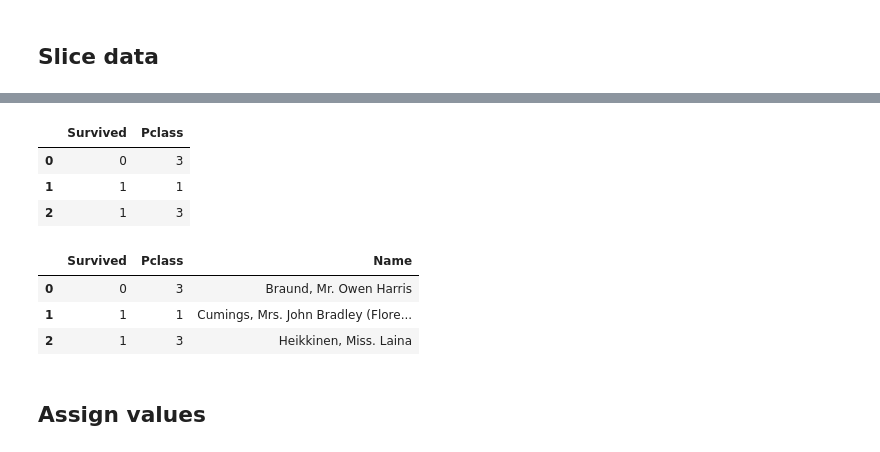
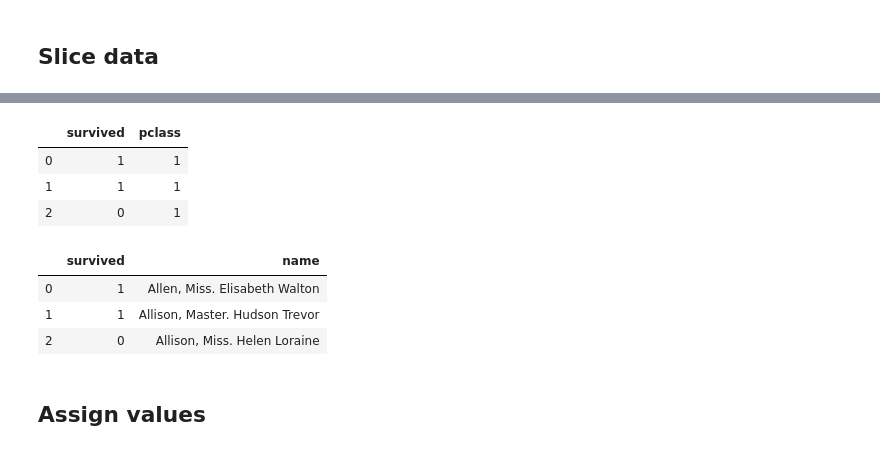
Before and after one commit to jayqi/rosetta-stone, a Jupyter notebook: data-analysis/data-frame-manipulation_python_pandas.ipynb, the cells around one changed output, grey strips where cells are left out. Drawn from its saved outputs; the diff is of its cells as text; code cells hidden in the pictures.

```diff
--- a/data-analysis/data-frame-manipulation_python_pandas.ipynb
+++ b/data-analysis/data-frame-manipulation_python_pandas.ipynb
@@ -88,18 +123,18 @@ df.loc[(df['Survived'] == 1) & (df['Sex'] == 'female'),:].head(3)
 # %%
 # Select columns by name
-df.loc[:, ["Survived", "Pclass"]].head(3)
+df.loc[:, ["survived", "pclass"]].head(3)
 # %% [output]
-|  | Survived | Pclass |
-| 0 | 0 | 3 |
+|  | survived | pclass |
+| 0 | 1 | 1 |
 | 1 | 1 | 1 |
-| 2 | 1 | 3 |
+| 2 | 0 | 1 |
 # %%
 # Select column range by name
-df.loc[:, "Survived":"Name"].head(3)
+df.loc[:, "survived":"name"].head(3)
 # %% [output]
-|  | Survived | Pclass | Name |
-| 0 | 0 | 3 | Braund, Mr. Owen Harris |
-| 1 | 1 | 1 | Cumings, Mrs. John Bradley (Flore... |
-| 2 | 1 | 3 | Heikkinen, Miss. Laina |
+|  | survived | name |
+| 0 | 1 | Allen, Miss. Elisabeth Walton |
+| 1 | 1 | Allison, Master. Hudson Trevor |
+| 2 | 0 | Allison, Miss. Helen Loraine |
 # %% [markdown]
 ## Assign values
```
Also changed, not shown: parts of 21 cells of this notebook, 8 other files.
